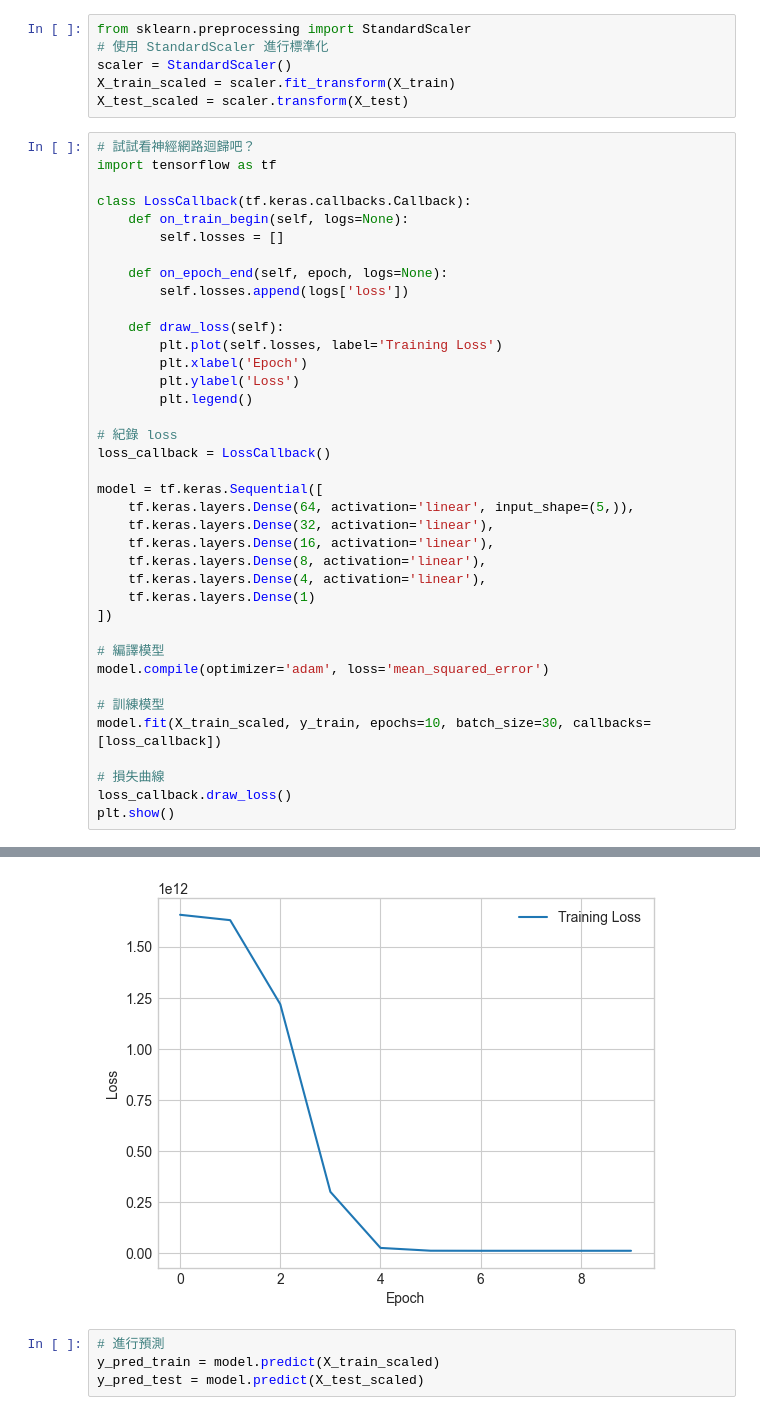
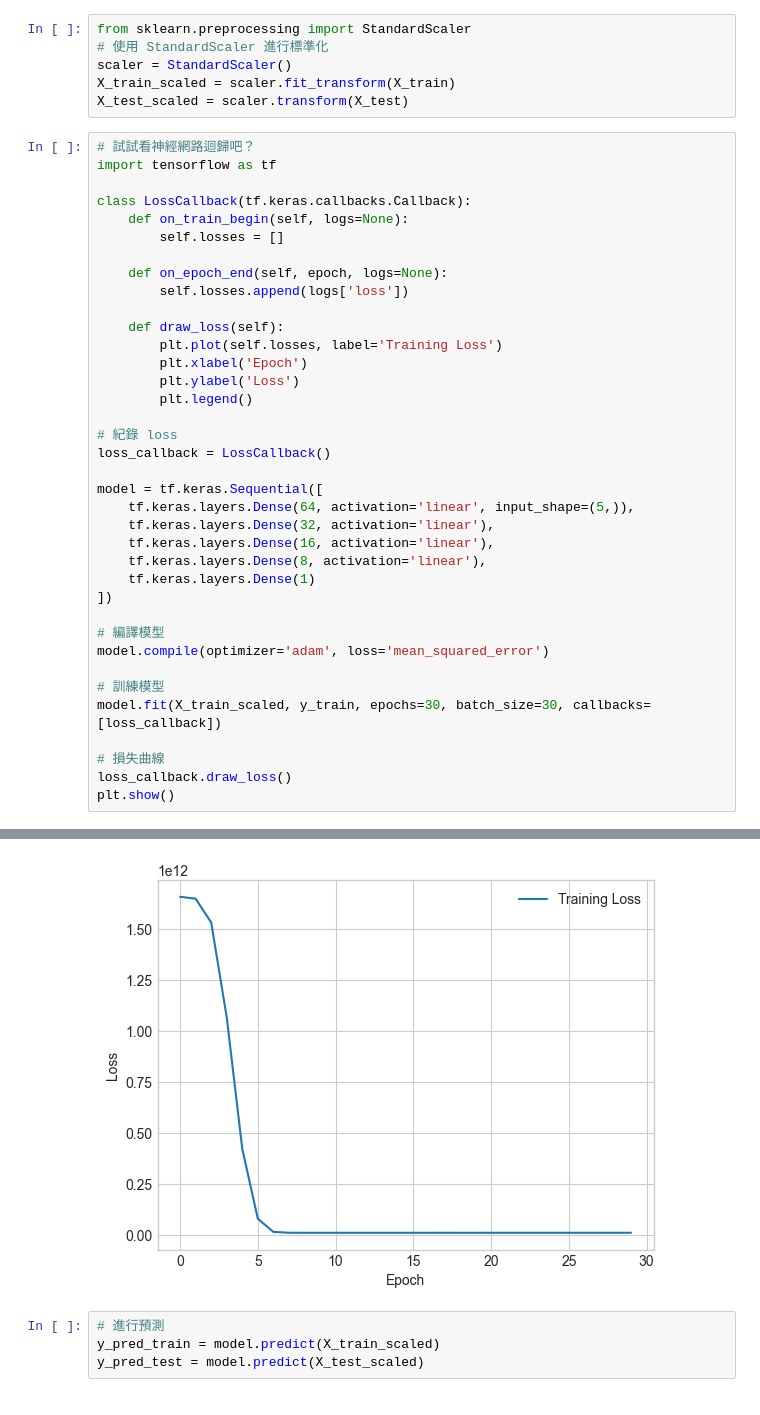
Before and after one commit to RogelioKG/Introduction-to-Machine-Learning, a Jupyter notebook: homework1.ipynb, the cells around one changed output, grey strips where cells are left out. Drawn from its saved outputs; the diff is of its cells as text.

```diff
--- a/homework1.ipynb
+++ b/homework1.ipynb
@@ -206,7 +206,6 @@ model = tf.keras.Sequential([
     tf.keras.layers.Dense(32, activation='linear'),
     tf.keras.layers.Dense(16, activation='linear'),
     tf.keras.layers.Dense(8, activation='linear'),
-    tf.keras.layers.Dense(4, activation='linear'),
     tf.keras.layers.Dense(1)
 ])
 
@@ -214,7 +213,7 @@ model = tf.keras.Sequential([
 model.compile(optimizer='adam', loss='mean_squared_error')
 
 # 訓練模型
-model.fit(X_train_scaled, y_train, epochs=10, batch_size=30, callbacks=[loss_callback])
+model.fit(X_train_scaled, y_train, epochs=30, batch_size=30, callbacks=[loss_callback])
 
 # 損失曲線
 loss_callback.draw_loss()
@@ -243,4 +239,4 @@ Epoch 10/10
-[figure, old version]
+[figure, new version]
 # %%
 # 進行預測
 y_pred_train = model.predict(X_train_scaled)
```
Also changed, not shown: parts of 1 cell of this notebook.
